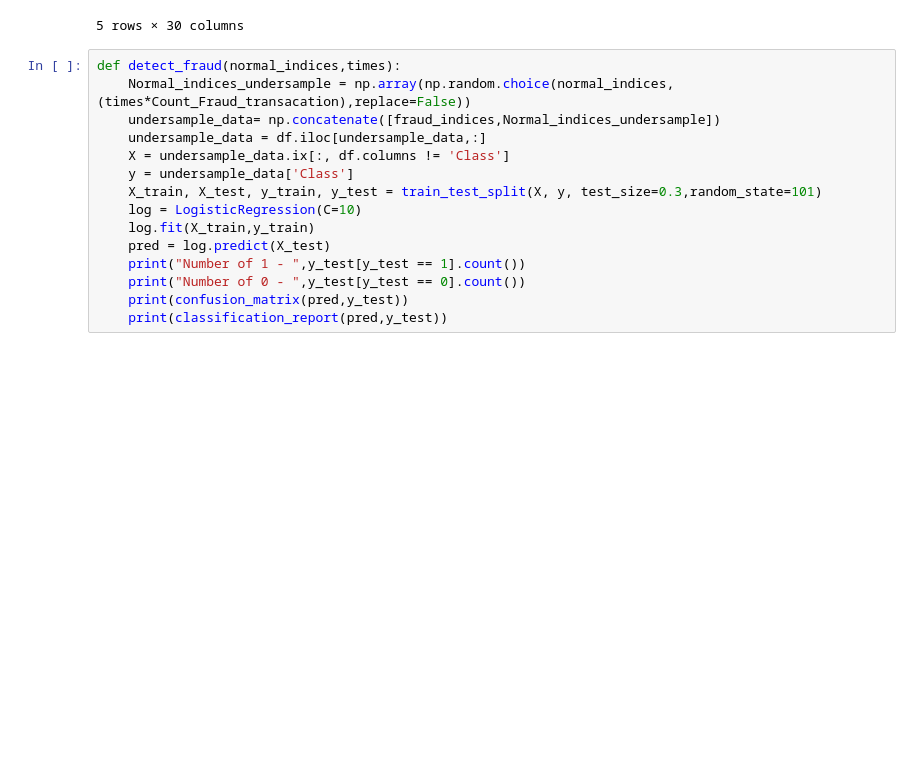
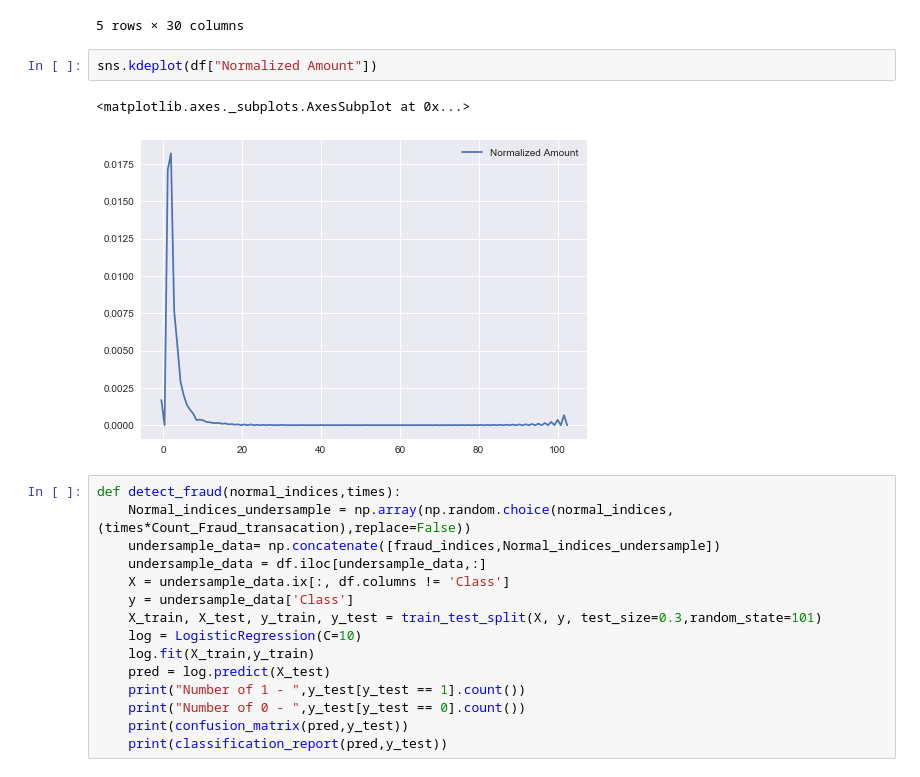
Before and after one commit to Banerjee1996/fraud-detection-with-logistic-regression, a Jupyter notebook: credit card logistic regression detection.ipynb, the cells around one changed output. Saved outputs shown, nothing was run; the diff lists cells and outputs as text; blank space fills up the shorter version.

```diff
--- a/credit card logistic regression detection.ipynb
+++ b/credit card logistic regression detection.ipynb
@@ -56,6 +56,11 @@ df.head()
 | 3 | -0.966272 | -0.185226 | 1.792993 | -0.863291 | -0.010309 | 1.247203 | 0.237609 | 0.377436 | -1.387024 | -0.054952 | ... | ... |
 | 4 | -1.158233 | 0.877737 | 1.548718 | 0.403034 | -0.407193 | 0.095921 | 0.592941 | -0.270533 | 0.817739 | 0.753074 | ... | ... |
 5 rows × 30 columns
+# %%
+sns.kdeplot(df["Normalized Amount"])
+# %% [output]
+<matplotlib.axes._subplots.AxesSubplot at 0x...>
+[figure, added]
 # %%
 def detect_fraud(normal_indices,times):
     Normal_indices_undersample = np.array(np.random.choice(normal_indices,(times*Count_Fraud_transacation),replace=False))
```
